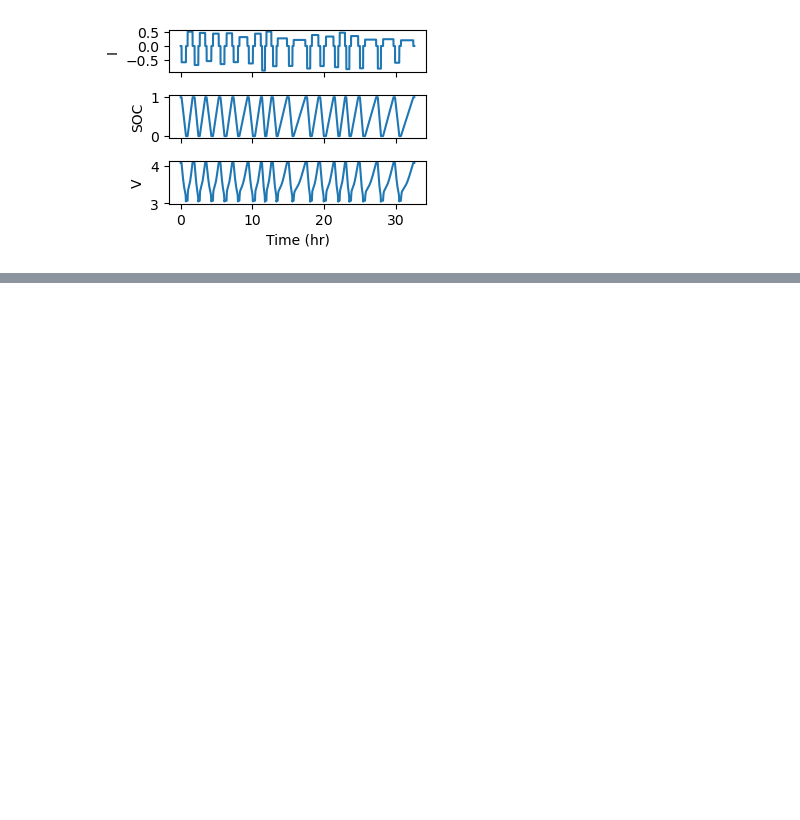
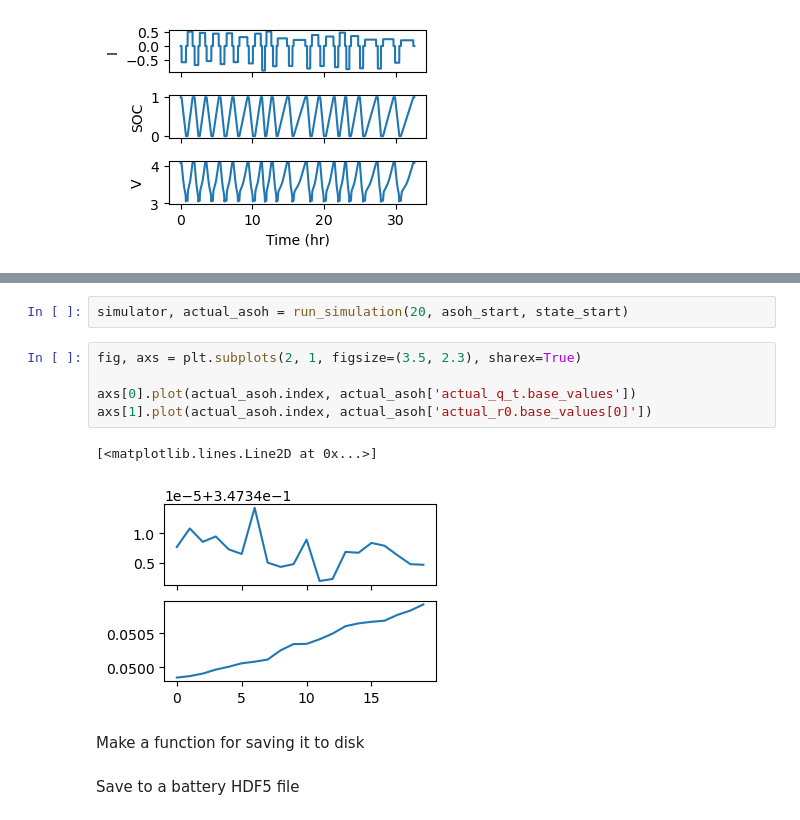
Before and after one commit to ROVI-org/model-to-prognosis, a Jupyter notebook: 0_generate-synthetic-data.ipynb, the cells around one changed output, grey strips where cells are left out. Drawn from its saved outputs; the diff is of its cells as text; blank space fills up the shorter version.

```diff
--- a/0_generate-synthetic-data.ipynb
+++ b/0_generate-synthetic-data.ipynb
@@ -287 +422,15 @@ Save to a battery HDF5 file
+# %%
+simulator, actual_asoh = run_simulation(20, asoh_start, state_start)
+# %%
+fig, axs = plt.subplots(2, 1, figsize=(3.5, 2.3), sharex=True)
+
+axs[0].plot(actual_asoh.index, actual_asoh['actual_q_t.base_values'])
+axs[1].plot(actual_asoh.index, actual_asoh['actual_r0.base_values[0]'])
+# %% [output]
+[<matplotlib.lines.Line2D at 0x...>]
+[figure, added]
+# %% [markdown]
+Make a function for saving it to disk
+# %% [markdown]
+Save to a battery HDF5 file
 # %%
```
Also changed, not shown: parts of 21 cells of this notebook.
